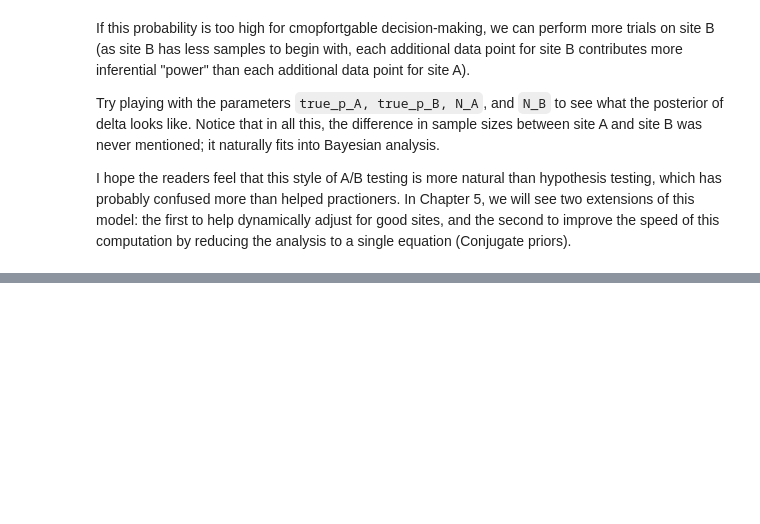
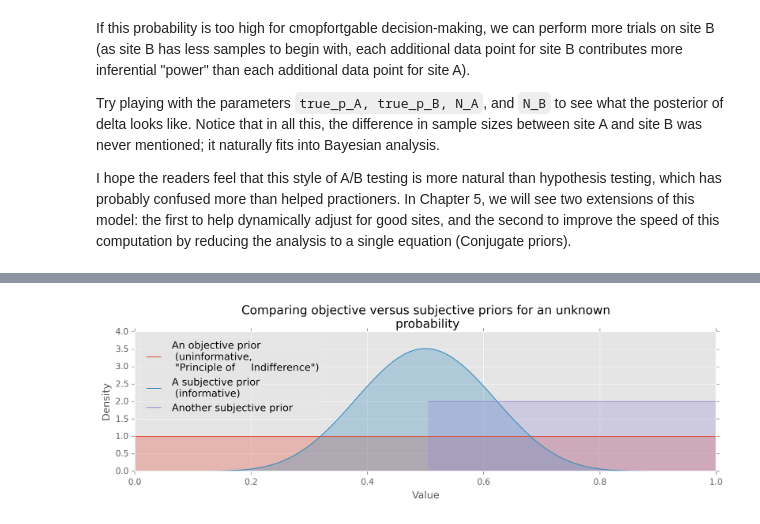
Before and after one commit to doolingdavid/Probabilistic-Programming-and-Bayesian-Methods-for-Hackers, a Jupyter notebook: ABNOTES.ipynb, the cells around one changed output, grey strips where cells are left out. Saved outputs shown, nothing was run; the diff lists cells and outputs as text; code cells hidden in the pictures; blank space fills up the shorter version.

```diff
--- a/ABNOTES.ipynb
+++ b/ABNOTES.ipynb
@@ -275,0 +294,40 @@ I hope the readers feel that this style of A/B testing is more natural than hypo
+# %%
+%matplotlib inline
+import numpy as np
+from IPython.core.pylabtools import figsize
+import matplotlib.pyplot as plt
+import scipy.stats as stats
+plt.rcParams['savefig.dpi'] = 300
+plt.rcParams['figure.dpi'] = 300
+
+figsize(12.5,3)
+colors = ["#348ABD", "#A60628", "#7A68A6", "#467821"]
+
+x = np.linspace(0,1,100)
+y1, y2 = stats.beta.pdf(x, 1, 1), stats.beta.pdf(x, 10, 10)
+
+p = plt.plot(x, y1,
+    label='An objective prior \n (uninformative, \n "Principle of\
+     Indifference")')
+plt.fill_between(x, 0, y1, color=p[0].get_color(), alpha=0.3)
+
+
+p = plt.plot(x, y2,
+     label='A subjective prior \n (informative)')
+plt.fill_between(x, 0, y2, color=p[0].get_color(), alpha=0.3)
+
+
+p = plt.plot(x[50:], 2*np.ones(50), label="Another subjective prior")
+plt.fill_between(x[50:], 0, 2, color=p[0].get_color(), alpha=0.3)
+
+
+plt.ylim(0, 4)
+
+plt.ylim(0, 4)
+leg = plt.legend(loc="upper left")
+leg.get_frame().set_alpha(0.4)
+plt.xlabel('Value')
+plt.ylabel('Density')
+plt.title("Comparing objective versus subjective priors for an unknown \n probability");
+# %% [output]
+[figure, added]
```
Also changed, not shown: parts of 1 cell of this notebook.
